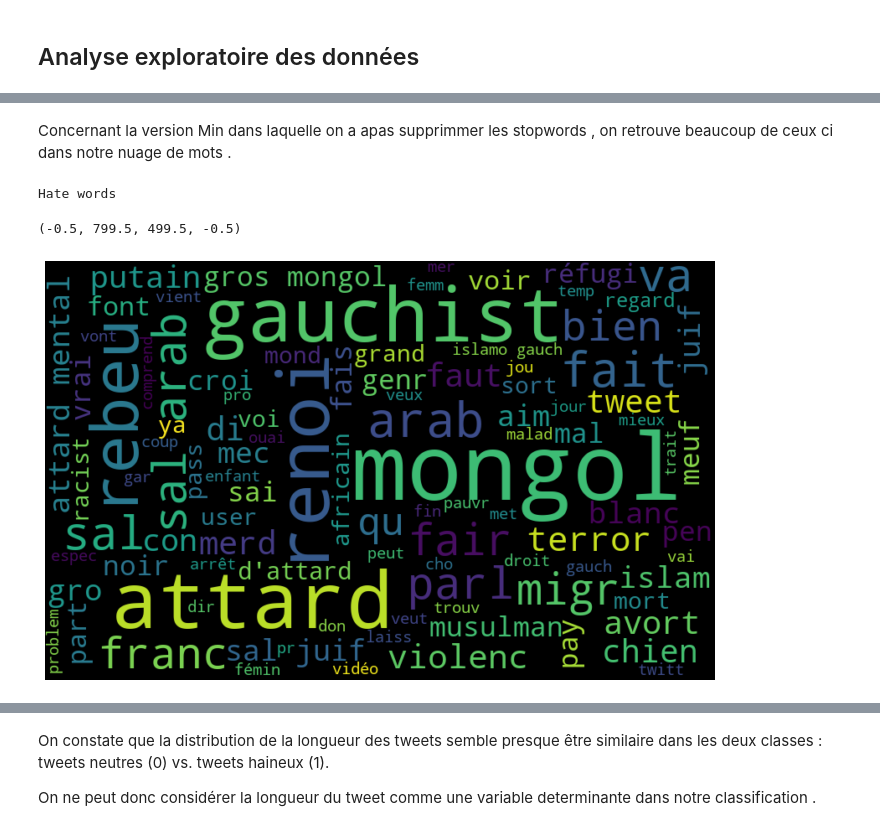
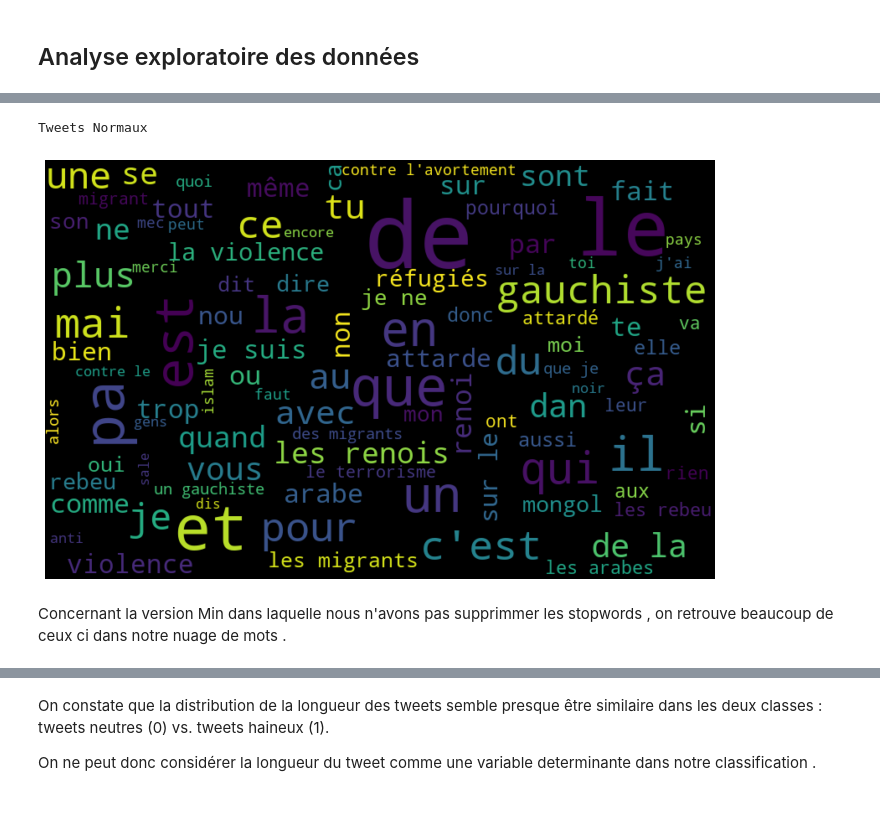
Before and after one commit to imenemes/IA-DETECTION-HAINE-, a Jupyter notebook: data_fr_exploration.ipynb, the cells around one changed output, grey strips where cells are left out. Cells and saved outputs as stored; diff of their text form; code cells hidden in the pictures.

```diff
--- a/data_fr_exploration.ipynb
+++ b/data_fr_exploration.ipynb
@@ -214,14 +213,7 @@ Normal words
+# %%
+plot_wrdcloud('clean_tweet_min', 0)
+# %% [output]
+Tweets Normaux
+[figure, added]
 # %% [markdown]
-Concernant la version Min dans laquelle on a apas supprimmer les stopwords , on retrouve beaucoup de ceux ci dans notre nuage de mots .
+Concernant la version Min dans laquelle nous n'avons pas supprimmer les stopwords , on retrouve beaucoup de ceux ci dans notre nuage de mots .
-# %%
-#Nuage des mots associés aux tweets haineux
-normal_words = ' '.join([word for word in data_hate['clean_tweet_std'][data_hate['sentiment'] == 1]])
-wordcloud = WordCloud(width = 800, height = 500, max_font_size = 110,max_words = 100).generate(normal_words)
-print('Hate words')
-plt.figure(figsize= (12,8))
-plt.imshow(wordcloud, interpolation = 'bilinear',cmap='viridis')
-plt.axis('off')
-# %% [output]
-Hate words
-(-0.5, 799.5, 499.5, -0.5)
-[figure, removed]
```
Also changed, not shown: parts of 16 cells of this notebook.
